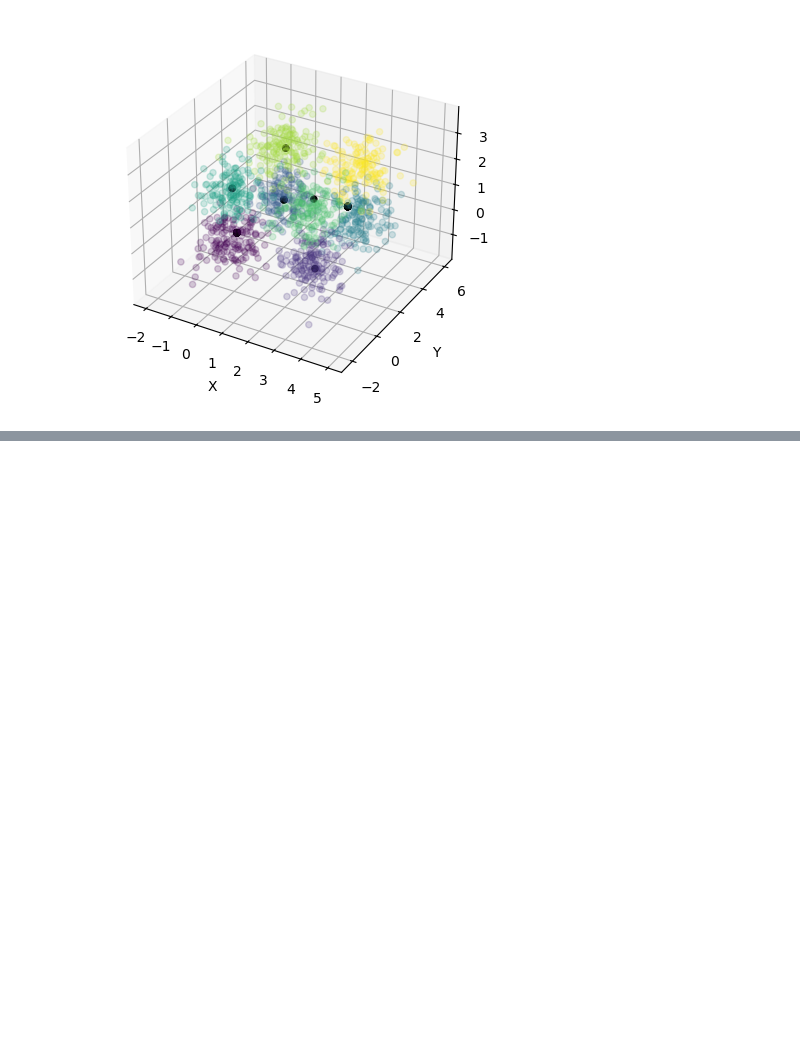
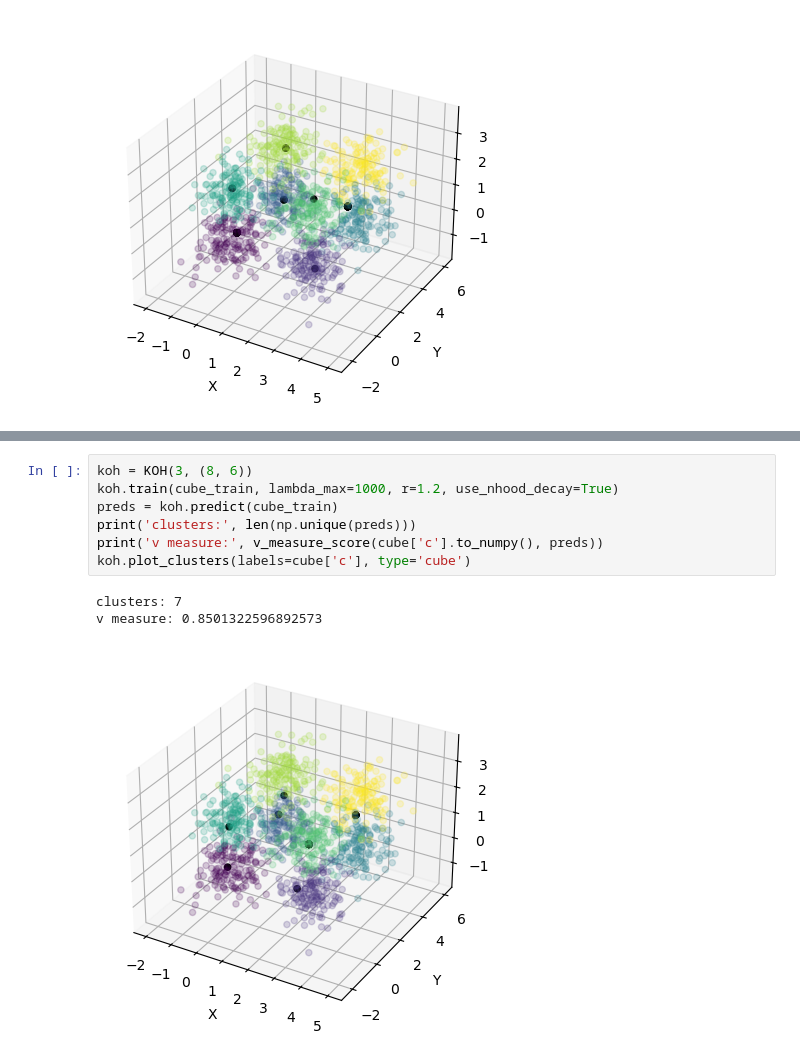
Before and after one commit to tymsoncyferki/MIOwAD, a Jupyter notebook: KOH/koh1.ipynb, the cells around one changed output, grey strips where cells are left out. Saved outputs shown, nothing was run; the diff lists cells and outputs as text; blank space fills up the shorter version.

```diff
--- a/KOH/koh1.ipynb
+++ b/KOH/koh1.ipynb
@@ -259,0 +300,11 @@ Zdecydowanie lepiej, uzyskaliśmy v-score na poziomie 0.87, jednakże nadal nie
+# %%
+koh = KOH(3, (8, 6))
+koh.train(cube_train, lambda_max=1000, r=1.2, use_nhood_decay=True)
+preds = koh.predict(cube_train)
+print('clusters:', len(np.unique(preds)))
+print('v measure:', v_measure_score(cube['c'].to_numpy(), preds))
+koh.plot_clusters(labels=cube['c'], type='cube')
+# %% [output]
+clusters: 7
+v measure: 0.8501322596892573
+[figure, added]
```
Also changed, not shown: parts of 7 cells of this notebook.
